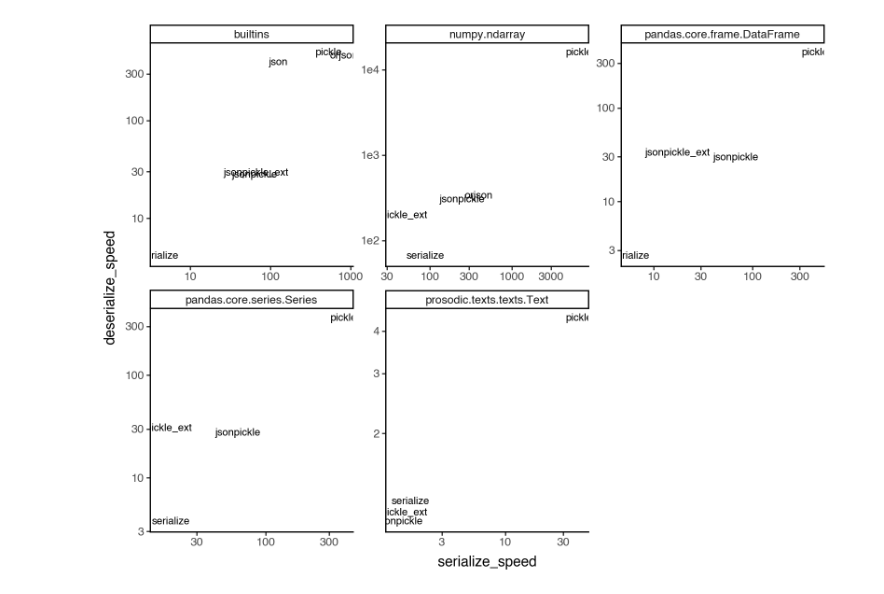
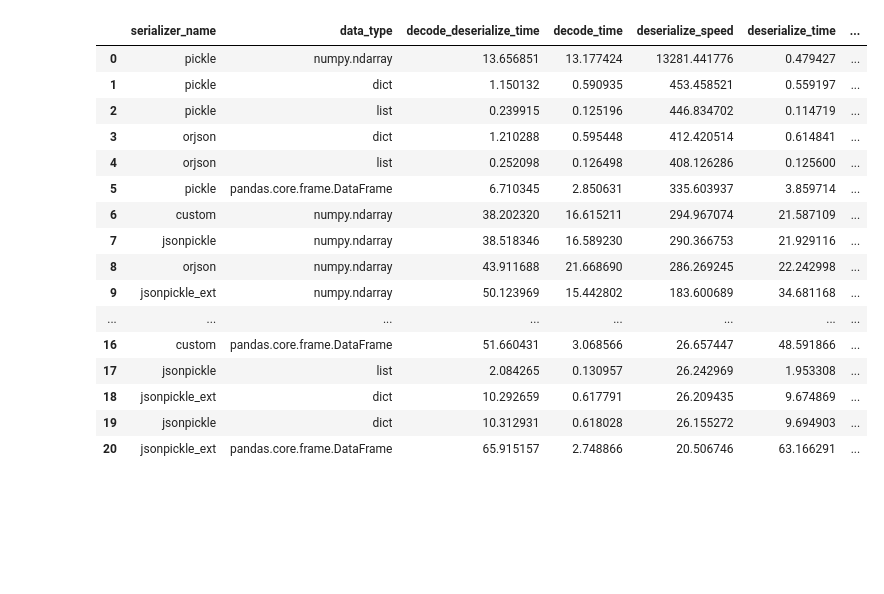
Before and after one commit to quadrismegistus/hashstash, a Jupyter notebook: notebooks/profile_serialize.ipynb, the cells around one changed output. Saved outputs shown, nothing was run; the diff lists cells and outputs as text; code cells hidden in the pictures; blank space fills up the shorter version.

```diff
--- a/notebooks/profile_serialize.ipynb
+++ b/notebooks/profile_serialize.ipynb
@@ -38,15 +64,14 @@ summarize_by_group(df, group_by=['data_type'], sort_by='serialize_speed')
 # %%
-import plotnine as p9
-p9.options.figure_size=(8,6)
-fig = p9.ggplot(odf.reset_index(), p9.aes(x='serialize_speed', y='deserialize_speed',label='serializer_name'))
-# fig+= p9.geom_point()
-fig+=p9.geom_text(size=8)
-fig+=p9.scale_x_log10()
-fig+=p9.scale_y_log10()
-fig+=p9.facet_wrap('data_type',nrow=2,scales='free')
-fig+=p9.theme_classic()
-fig += p9.theme(legend_position='bottom')
-fig += p9.guides(color=p9.guide_legend(nrow=2, byrow=True))
-fig
+# import plotnine as p9
+# p9.options.figure_size=(8,6)
+# figdf = summarize_by_group(df, group_by=['serializer_name',])
+# fig = p9.ggplot(odf.reset_index(), p9.aes(x='serialize_speed', y='deserialize_speed',label='serializer_name'))
+# # fig+= p9.geom_point()
+# fig+=p9.geom_text(size=8)
+# fig+=p9.scale_x_log10()
+# fig+=p9.scale_y_log10()
+# fig+=p9.facet_wrap('data_type',ncol=2)#,scales='free')
+# fig+=p9.theme_classic()
+# fig += p9.theme(legend_position='bottom')
+# fig += p9.guides(color=p9.guide_legend(nrow=2, byrow=True))
+# fig
-# %% [output]
-[figure, removed]
@@ -52,0 +91,31 @@ fig
+# %%
+import plotnine as p9
+p9.options.figure_size=(9,8)
+figdf = summarize_by_group(df, group_by=['serializer_name','data_type']).reset_index()
+# figdf = figdf[figdf.encoding=='raw']
+figdf = figdf[~figdf.data_type.str.contains('Series')]
+figdf = figdf[~figdf.data_type.str.contains('float')]
+figdf = figdf[~figdf.data_type.str.contains('bool')]
+figdf = figdf[~figdf.data_type.str.contains('None')]
+figdf = figdf[~figdf.data_type.str.contains('int')]
+figdf = figdf[~figdf.data_type.str.contains('str')]
+# figdf['encoding'] = figdf['encoding'].apply(lambda x: x.replace('compressed','zlib'))
+figdf
+# %% [output]
+|  | serializer_name | data_type | decode_deserialize_time | decode_time | deserialize_speed | deserialize_time | ... |
+| 0 | pickle | numpy.ndarray | 13.656851 | 13.177424 | 13281.441776 | 0.479427 | ... |
+| 1 | pickle | dict | 1.150132 | 0.590935 | 453.458521 | 0.559197 | ... |
+| 2 | pickle | list | 0.239915 | 0.125196 | 446.834702 | 0.114719 | ... |
+| 3 | orjson | dict | 1.210288 | 0.595448 | 412.420514 | 0.614841 | ... |
+| 4 | orjson | list | 0.252098 | 0.126498 | 408.126286 | 0.125600 | ... |
+| 5 | pickle | pandas.core.frame.DataFrame | 6.710345 | 2.850631 | 335.603937 | 3.859714 | ... |
+| 6 | custom | numpy.ndarray | 38.202320 | 16.615211 | 294.967074 | 21.587109 | ... |
+| 7 | jsonpickle | numpy.ndarray | 38.518346 | 16.589230 | 290.366753 | 21.929116 | ... |
+| 8 | orjson | numpy.ndarray | 43.911688 | 21.668690 | 286.269245 | 22.242998 | ... |
+| 9 | jsonpickle_ext | numpy.ndarray | 50.123969 | 15.442802 | 183.600689 | 34.681168 | ... |
+| ... | ... | ... | ... | ... | ... | ... | ... |
+| 16 | custom | pandas.core.frame.DataFrame | 51.660431 | 3.068566 | 26.657447 | 48.591866 | ... |
+| 17 | jsonpickle | list | 2.084265 | 0.130957 | 26.242969 | 1.953308 | ... |
+| 18 | jsonpickle_ext | dict | 10.292659 | 0.617791 | 26.209435 | 9.674869 | ... |
+| 19 | jsonpickle | dict | 10.312931 | 0.618028 | 26.155272 | 9.694903 | ... |
+| 20 | jsonpickle_ext | pandas.core.frame.DataFrame | 65.915157 | 2.748866 | 20.506746 | 63.166291 | ... |
```
Also changed, not shown: parts of 12 cells of this notebook, 21 other files.
